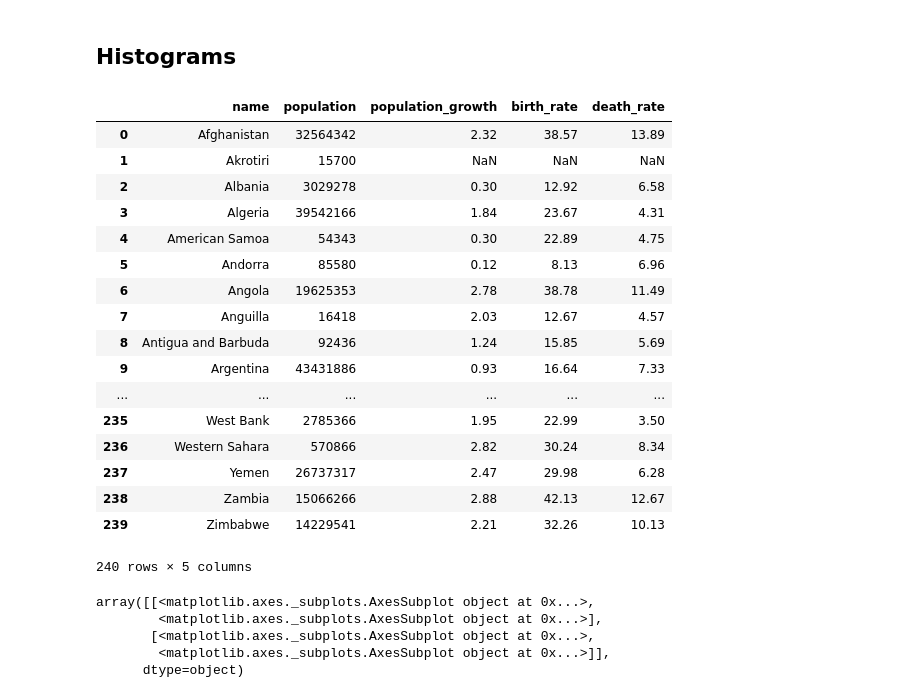
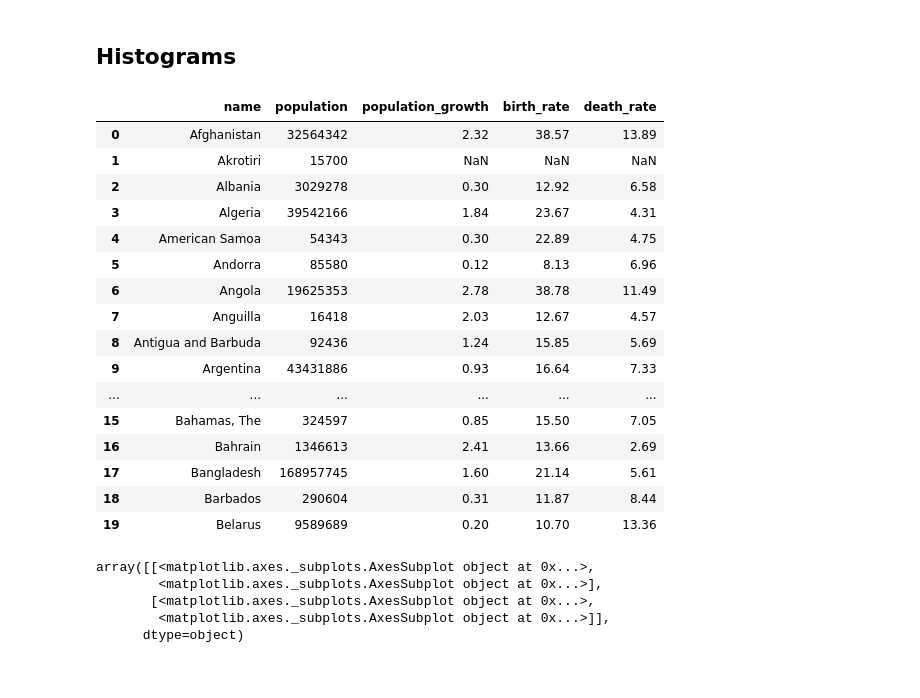
Before and after one commit to virginiemontes/Data_Science_Projects, a Jupyter notebook: Notebooks/Analyzing_CIA_Factbook_Data_Using_SQLite_and_Python.ipynb, the cells around one changed output. Cells and saved outputs as stored; diff of their text form; code cells hidden in the pictures.

```diff
--- a/Notebooks/Analyzing_CIA_Factbook_Data_Using_SQLite_and_Python.ipynb
+++ b/Notebooks/Analyzing_CIA_Factbook_Data_Using_SQLite_and_Python.ipynb
@@ -93,30 +93,29 @@ import seaborn as sns
 # %%
 query6 = '''SELECT name, population, population_growth, birth_rate, death_rate FROM facts
             WHERE population != (SELECT MIN(population) FROM facts)
             AND population != (SELECT MAX(population) FROM facts)
             ORDER BY name;'''
 
 df_query6 = pd.read_sql_query(query6, conn)
-df_query6
+df_query6.head(20)
 # %% [output]
 |  | name | population | population_growth | birth_rate | death_rate |
 | 0 | Afghanistan | 32564342 | 2.32 | 38.57 | 13.89 |
 | 1 | Akrotiri | 15700 | NaN | NaN | NaN |
 | 2 | Albania | 3029278 | 0.30 | 12.92 | 6.58 |
 | 3 | Algeria | 39542166 | 1.84 | 23.67 | 4.31 |
 | 4 | American Samoa | 54343 | 0.30 | 22.89 | 4.75 |
 | 5 | Andorra | 85580 | 0.12 | 8.13 | 6.96 |
 | 6 | Angola | 19625353 | 2.78 | 38.78 | 11.49 |
 | 7 | Anguilla | 16418 | 2.03 | 12.67 | 4.57 |
 | 8 | Antigua and Barbuda | 92436 | 1.24 | 15.85 | 5.69 |
 | 9 | Argentina | 43431886 | 0.93 | 16.64 | 7.33 |
 | ... | ... | ... | ... | ... | ... |
-| 235 | West Bank | 2785366 | 1.95 | 22.99 | 3.50 |
-| 236 | Western Sahara | 570866 | 2.82 | 30.24 | 8.34 |
-| 237 | Yemen | 26737317 | 2.47 | 29.98 | 6.28 |
-| 238 | Zambia | 15066266 | 2.88 | 42.13 | 12.67 |
-| 239 | Zimbabwe | 14229541 | 2.21 | 32.26 | 10.13 |
+| 15 | Bahamas, The | 324597 | 0.85 | 15.50 | 7.05 |
+| 16 | Bahrain | 1346613 | 2.41 | 13.66 | 2.69 |
+| 17 | Bangladesh | 168957745 | 1.60 | 21.14 | 5.61 |
+| 18 | Barbados | 290604 | 0.31 | 11.87 | 8.44 |
+| 19 | Belarus | 9589689 | 0.20 | 10.70 | 13.36 |
-240 rows × 5 columns
 # %%
 fig = plt.figure(figsize=(10,10))
 ax = fig.add_subplot(111)
```
Also changed, not shown: parts of 2 cells of this notebook.
